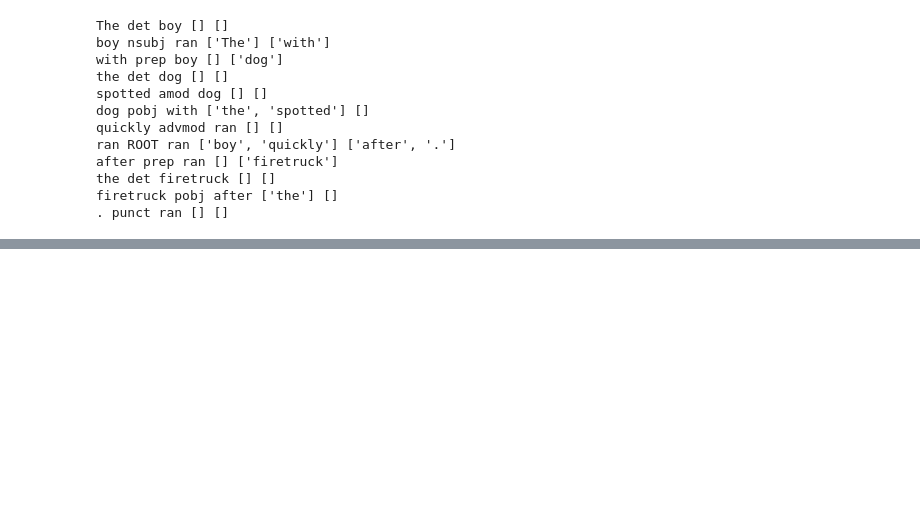
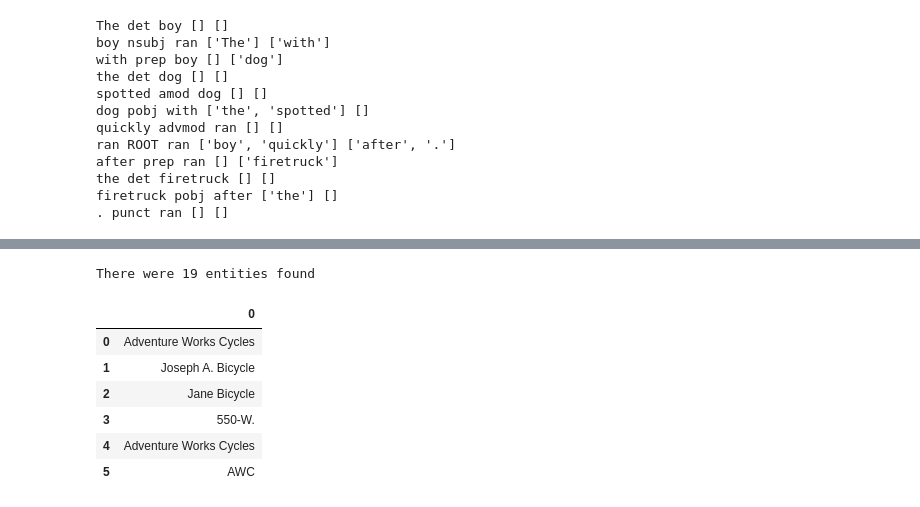
Before and after one commit to fareklazhar/NLPtest, a Jupyter notebook: MAR - test setting up spacy.ipynb, the cells around one changed output, grey strips where cells are left out. Saved outputs shown, nothing was run; the diff lists cells and outputs as text; code cells hidden in the pictures; blank space fills up the shorter version.

```diff
--- a/MAR - test setting up spacy.ipynb
+++ b/MAR - test setting up spacy.ipynb
@@ -201,0 +139,12 @@ for tree in rd_parser.parse(sent):
+# %%
+# Let's look at the named entities of this example:
+example = "Apple's stocks dropped dramatically after the death of Steve Jobs in October."
+parsedEx = parser(example)
+for token in parsedEx:
+    print(token.orth_, token.ent_type_ if token.ent_type_ != "" else "(not an entity)")
+
+print("-------------- entities only ---------------")
+# if you just want the entities and nothing else, you can do access the parsed examples "ents" property like this:
+ents = list(parsedEx.ents)
+for entity in ents:
+    print(entity.label, entity.label_, ' '.join(t.orth_ for t in entity))
@@ -201,0 +244,14 @@ for tree in rd_parser.parse(sent):
+# %%
+entities = list(doc.ents)
+print("There were {} entities found".format(len(entities)))
+orgs_and_people = [entity.orth_ for entity in entities if entity.label_ in ['ORG','PERSON']]
+pd.DataFrame(orgs_and_people)
+# %% [output]
+There were 19 entities found
+|  | 0 |
+| 0 | Adventure Works Cycles |
+| 1 | Joseph A. Bicycle |
+| 2 | Jane Bicycle |
+| 3 | 550-W. |
+| 4 | Adventure Works Cycles |
+| 5 | AWC |
```
Also changed, not shown: parts of 19 cells of this notebook, 2 other files.
